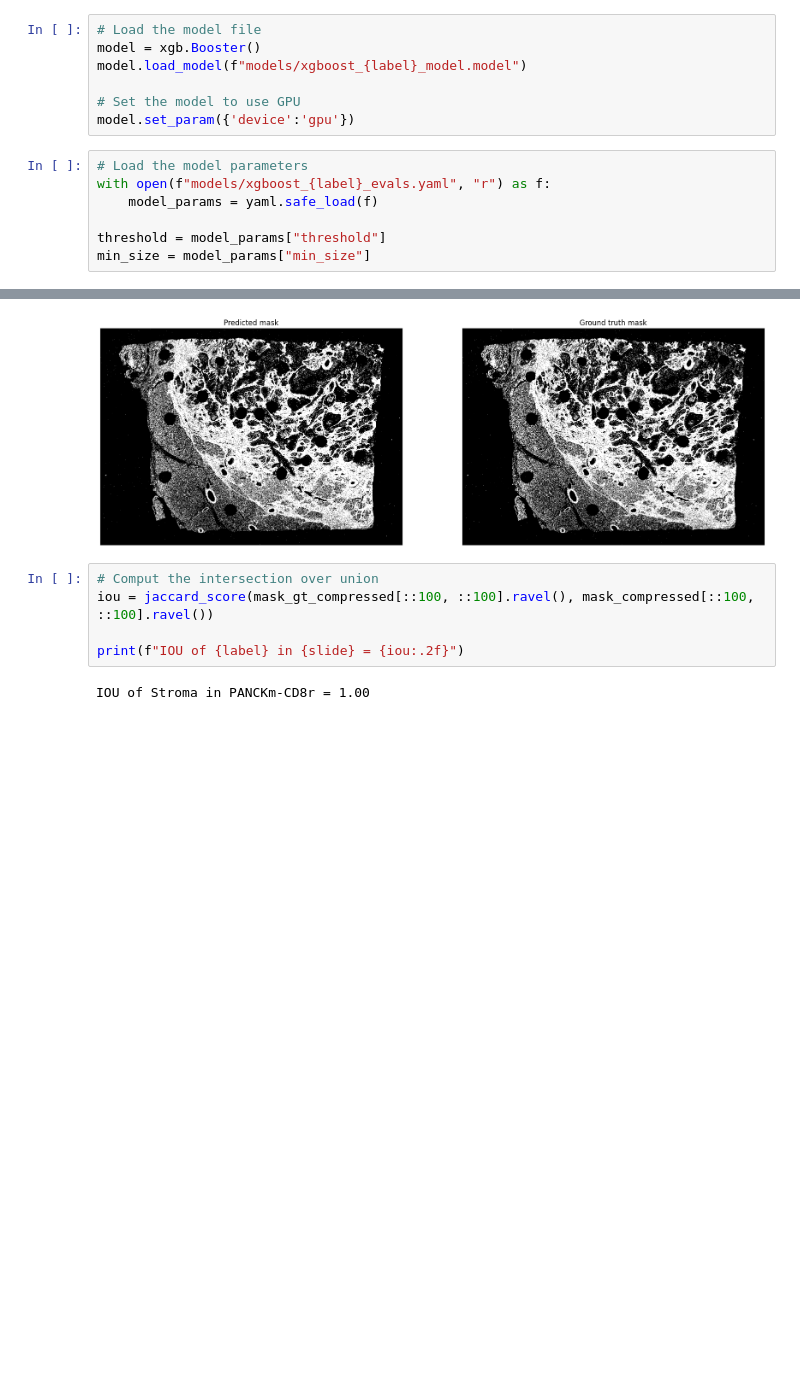
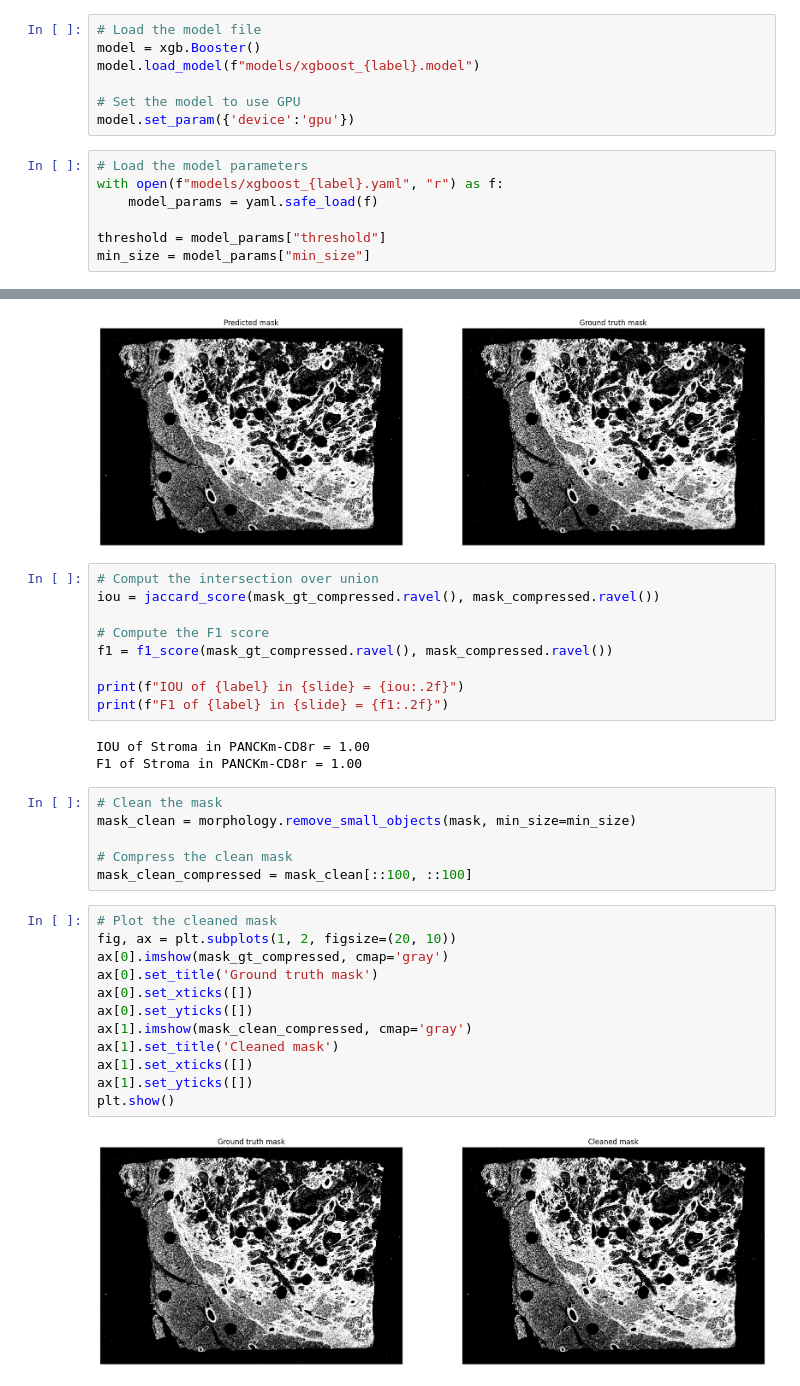
Before and after one commit to GeNeHetX/pixel_classifier, a Jupyter notebook: mask_generator.ipynb, the cells around one changed output, grey strips where cells are left out. Saved outputs shown, nothing was run; the diff lists cells and outputs as text; blank space fills up the shorter version.

Commit message:
Clean the mask and model names

```diff
--- a/mask_generator.ipynb
+++ b/mask_generator.ipynb
@@ -22,13 +21,13 @@ min_size = 10
 # %%
 # Load the model file
 model = xgb.Booster()
-model.load_model(f"models/xgboost_{label}_model.model")
+model.load_model(f"models/xgboost_{label}.model")
 
 # Set the model to use GPU
 model.set_param({'device':'gpu'})
 # %%
 # Load the model parameters
-with open(f"models/xgboost_{label}_evals.yaml", "r") as f:
+with open(f"models/xgboost_{label}.yaml", "r") as f:
     model_params = yaml.safe_load(f)
 
 threshold = model_params["threshold"]
@@ -76,8 +75,33 @@ plt.show()
 [figure]
 # %%
 # Comput the intersection over union
-iou = jaccard_score(mask_gt_compressed[::100, ::100].ravel(), mask_compressed[::100, ::100].ravel())
+iou = jaccard_score(mask_gt_compressed.ravel(), mask_compressed.ravel())
+
+# Compute the F1 score
+f1 = f1_score(mask_gt_compressed.ravel(), mask_compressed.ravel())
 
 print(f"IOU of {label} in {slide} = {iou:.2f}")
+print(f"F1 of {label} in {slide} = {f1:.2f}")
 # %% [output]
 IOU of Stroma in PANCKm-CD8r = 1.00
+F1 of Stroma in PANCKm-CD8r = 1.00
+# %%
+# Clean the mask
+mask_clean = morphology.remove_small_objects(mask, min_size=min_size)
+
+# Compress the clean mask
+mask_clean_compressed = mask_clean[::100, ::100]
+# %%
+# Plot the cleaned mask
+fig, ax = plt.subplots(1, 2, figsize=(20, 10))
+ax[0].imshow(mask_gt_compressed, cmap='gray')
+ax[0].set_title('Ground truth mask')
+ax[0].set_xticks([])
+ax[0].set_yticks([])
+ax[1].imshow(mask_clean_compressed, cmap='gray')
+ax[1].set_title('Cleaned mask')
+ax[1].set_xticks([])
+ax[1].set_yticks([])
+plt.show()
+# %% [output]
+[figure, added]
```
Also changed, not shown: parts of 3 cells of this notebook, 1 other file.
